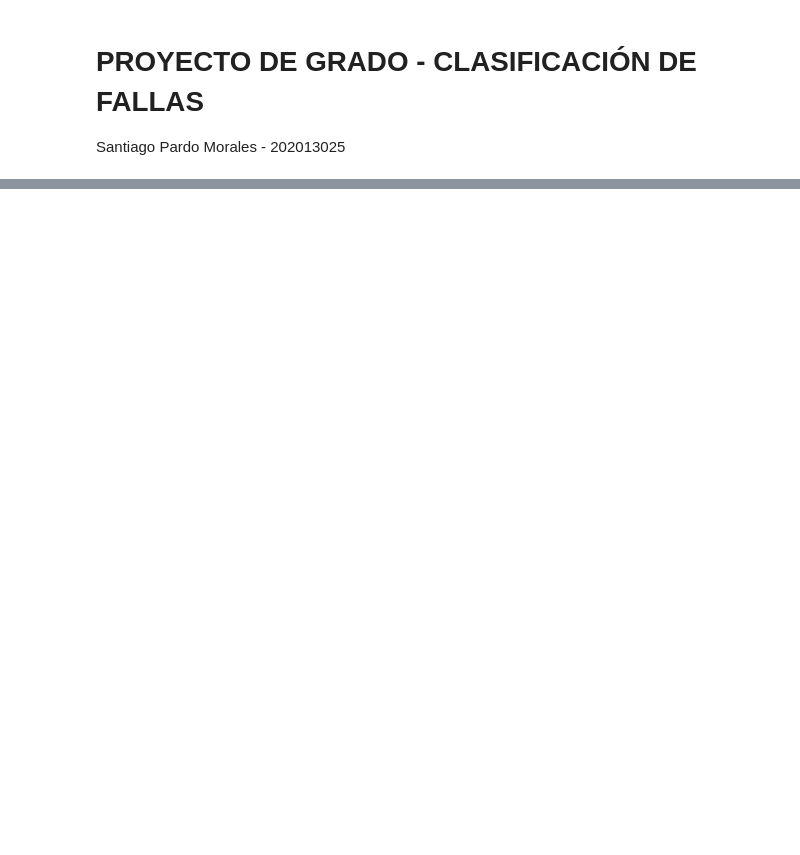
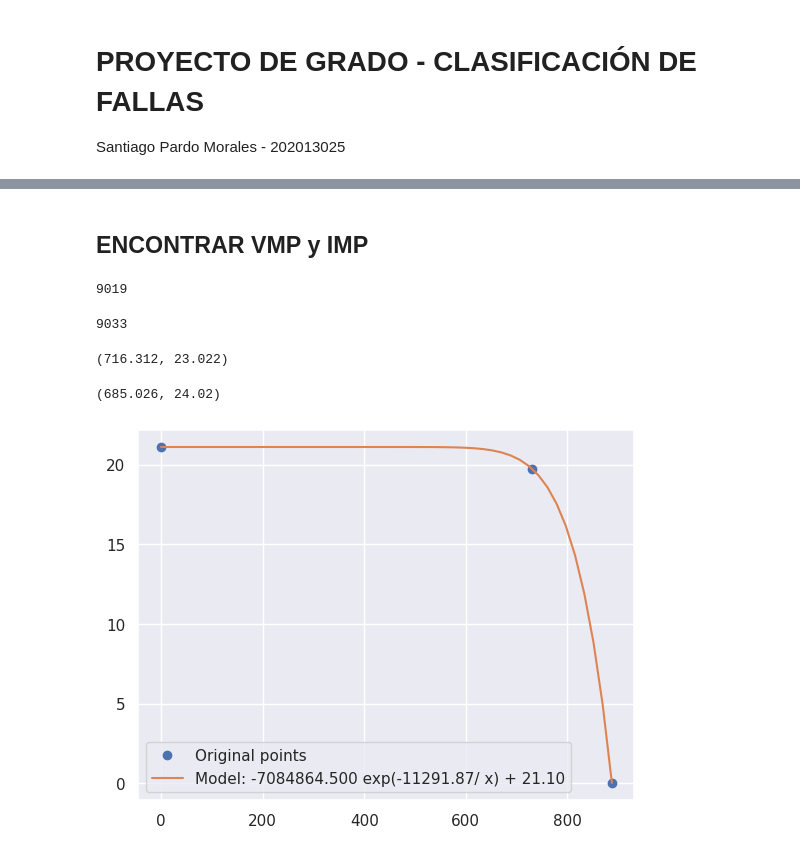
Before and after one commit to santyxd3000/Caso1-InfraComp, a Jupyter notebook: Fault_Classification.ipynb, the cells around one changed output, grey strips where cells are left out. Saved outputs shown, nothing was run; the diff lists cells and outputs as text; code cells hidden in the pictures; blank space fills up the shorter version.

```diff
--- a/Fault_Classification.ipynb
+++ b/Fault_Classification.ipynb
@@ -100,0 +133,2 @@ plt.show()
+# %% [markdown]
+## **ENCONTRAR VMP y IMP**
@@ -100,0 +138,8 @@ plt.show()
+# %%
+ae_df['P_DC1'].idxmax()
+# %% [output]
+9019
+# %%
+ae_df['P_DC2'].idxmax()
+# %% [output]
+9033
@@ -100,0 +149,4 @@ plt.show()
+# %%
+v_mp1,i_mp1
+# %% [output]
+(716.312, 23.022)
@@ -100,0 +156,19 @@ plt.show()
+# %%
+v_mp2,i_mp2
+# %% [output]
+(685.026, 24.02)
+# %%
+x = np.array([ 0.01,730.8,887.4])
+y = np.array([21.1,19.72,0.01])
+
+def fun(x, a, b, c):
+    return a*np.exp(b/x)+c
+
+coef,_ = curve_fit(fun, x, y)
+
+plt.plot(x, y, 'o', label='Original points')
+plt.plot(np.linspace(x[0],x[-1]), fun(np.linspace(x[0],x[-1]), *coef), label=f'Model: %5.3f exp(%4.2f/ x) + %4.2f' % tuple(coef) )
+plt.legend()
+plt.show()
+# %% [output]
+[figure, added]
```
Also changed, not shown: parts of 104 cells of this notebook.
